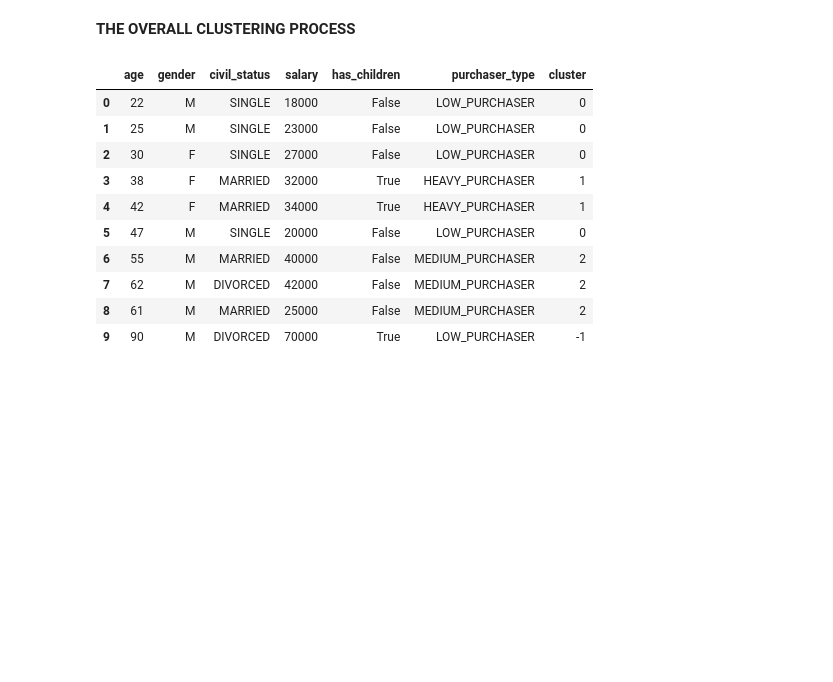
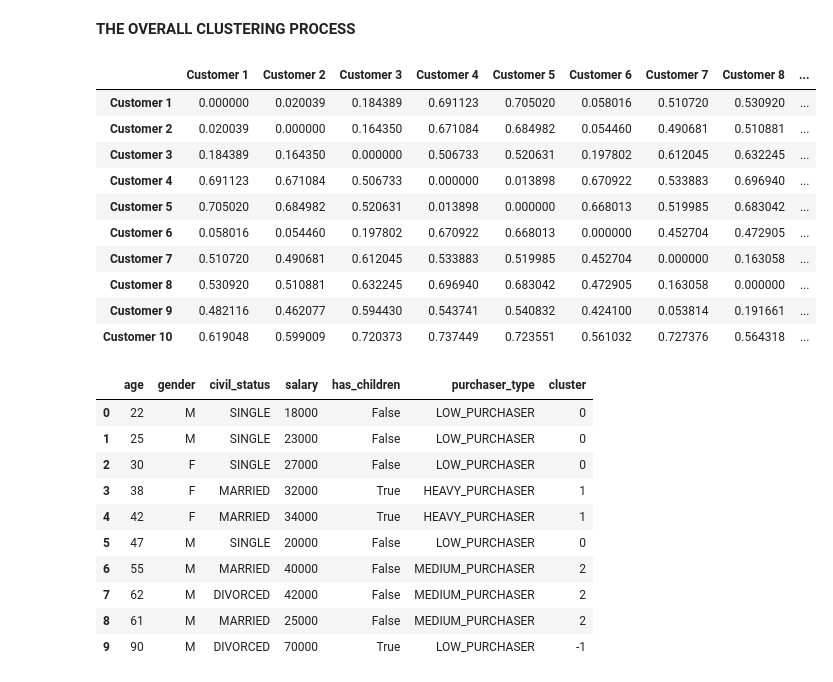
Before and after one commit to Salmankh3/Machine-Learning, a Jupyter notebook: Clustering/Gower's Distance/gd_example.ipynb, the cells around one changed output. Saved outputs shown, nothing was run; the diff lists cells and outputs as text; code cells hidden in the pictures; blank space fills up the shorter version.

```diff
--- a/Clustering/Gower's Distance/gd_example.ipynb
+++ b/Clustering/Gower's Distance/gd_example.ipynb
@@ -57,3 +53,22 @@ distance_matrix = gower.gower_matrix(dataframe)
+# %%
+import gower
+
+distance_matrix = gower.gower_matrix(dataframe)
+ind_col = ["Customer 1","Customer 2","Customer 3","Customer 4","Customer 5","Customer 6","Customer 7","Customer 8","Customer 9","Customer 10"]
+dm_df = pd.DataFrame(distance_matrix, index=ind_col, columns=ind_col)
+dm_df
+# %% [output]
+|  | Customer 1 | Customer 2 | Customer 3 | Customer 4 | Customer 5 | Customer 6 | Customer 7 | Customer 8 | ... |
+| Customer 1 | 0.000000 | 0.020039 | 0.184389 | 0.691123 | 0.705020 | 0.058016 | 0.510720 | 0.530920 | ... |
+| Customer 2 | 0.020039 | 0.000000 | 0.164350 | 0.671084 | 0.684982 | 0.054460 | 0.490681 | 0.510881 | ... |
+| Customer 3 | 0.184389 | 0.164350 | 0.000000 | 0.506733 | 0.520631 | 0.197802 | 0.612045 | 0.632245 | ... |
+| Customer 4 | 0.691123 | 0.671084 | 0.506733 | 0.000000 | 0.013898 | 0.670922 | 0.533883 | 0.696940 | ... |
+| Customer 5 | 0.705020 | 0.684982 | 0.520631 | 0.013898 | 0.000000 | 0.668013 | 0.519985 | 0.683042 | ... |
+| Customer 6 | 0.058016 | 0.054460 | 0.197802 | 0.670922 | 0.668013 | 0.000000 | 0.452704 | 0.472905 | ... |
+| Customer 7 | 0.510720 | 0.490681 | 0.612045 | 0.533883 | 0.519985 | 0.452704 | 0.000000 | 0.163058 | ... |
+| Customer 8 | 0.530920 | 0.510881 | 0.632245 | 0.696940 | 0.683042 | 0.472905 | 0.163058 | 0.000000 | ... |
+| Customer 9 | 0.482116 | 0.462077 | 0.594430 | 0.543741 | 0.540832 | 0.424100 | 0.053814 | 0.191661 | ... |
+| Customer 10 | 0.619048 | 0.599009 | 0.720373 | 0.737449 | 0.723551 | 0.561032 | 0.727376 | 0.564318 | ... |
 # %%
 from sklearn.cluster import DBSCAN
 
```
Also changed, not shown: parts of 1 cell of this notebook.
